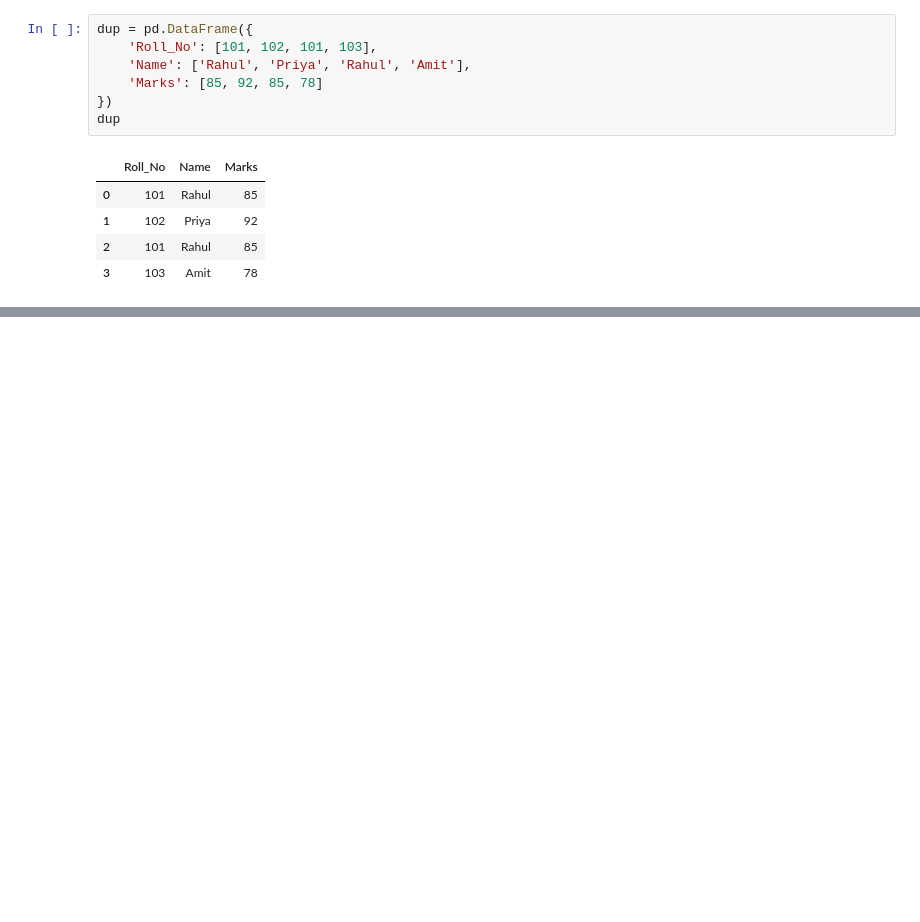
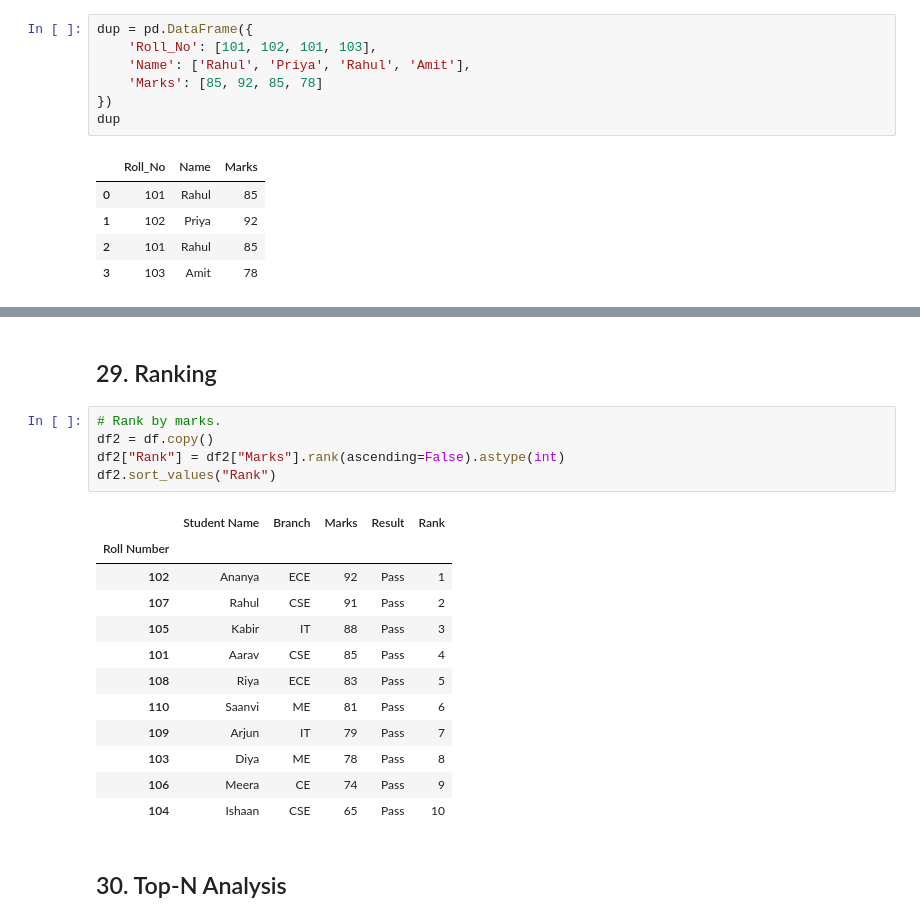
Before and after one commit to GoP4LJi/machine_learning, a Jupyter notebook: notebook/pandas/pandas.ipynb, the cells around one changed output, grey strips where cells are left out. Saved outputs shown, nothing was run; the diff lists cells and outputs as text; blank space fills up the shorter version.

```diff
--- a/notebook/pandas/pandas.ipynb
+++ b/notebook/pandas/pandas.ipynb
@@ -302,0 +541,22 @@ df_students
+# %% [markdown]
+## 29. Ranking
+# %%
+# Rank by marks.
+df2 = df.copy()
+df2["Rank"] = df2["Marks"].rank(ascending=False).astype(int)
+df2.sort_values("Rank")
+# %% [output]
+|  | Student Name | Branch | Marks | Result | Rank |
+| Roll Number |  |  |  |  |  |
+| 102 | Ananya | ECE | 92 | Pass | 1 |
+| 107 | Rahul | CSE | 91 | Pass | 2 |
+| 105 | Kabir | IT | 88 | Pass | 3 |
+| 101 | Aarav | CSE | 85 | Pass | 4 |
+| 108 | Riya | ECE | 83 | Pass | 5 |
+| 110 | Saanvi | ME | 81 | Pass | 6 |
+| 109 | Arjun | IT | 79 | Pass | 7 |
+| 103 | Diya | ME | 78 | Pass | 8 |
+| 106 | Meera | CE | 74 | Pass | 9 |
+| 104 | Ishaan | CSE | 65 | Pass | 10 |
+# %% [markdown]
+## 30. Top-N Analysis
```
Also changed, not shown: parts of 92 cells of this notebook, 1 other file.
